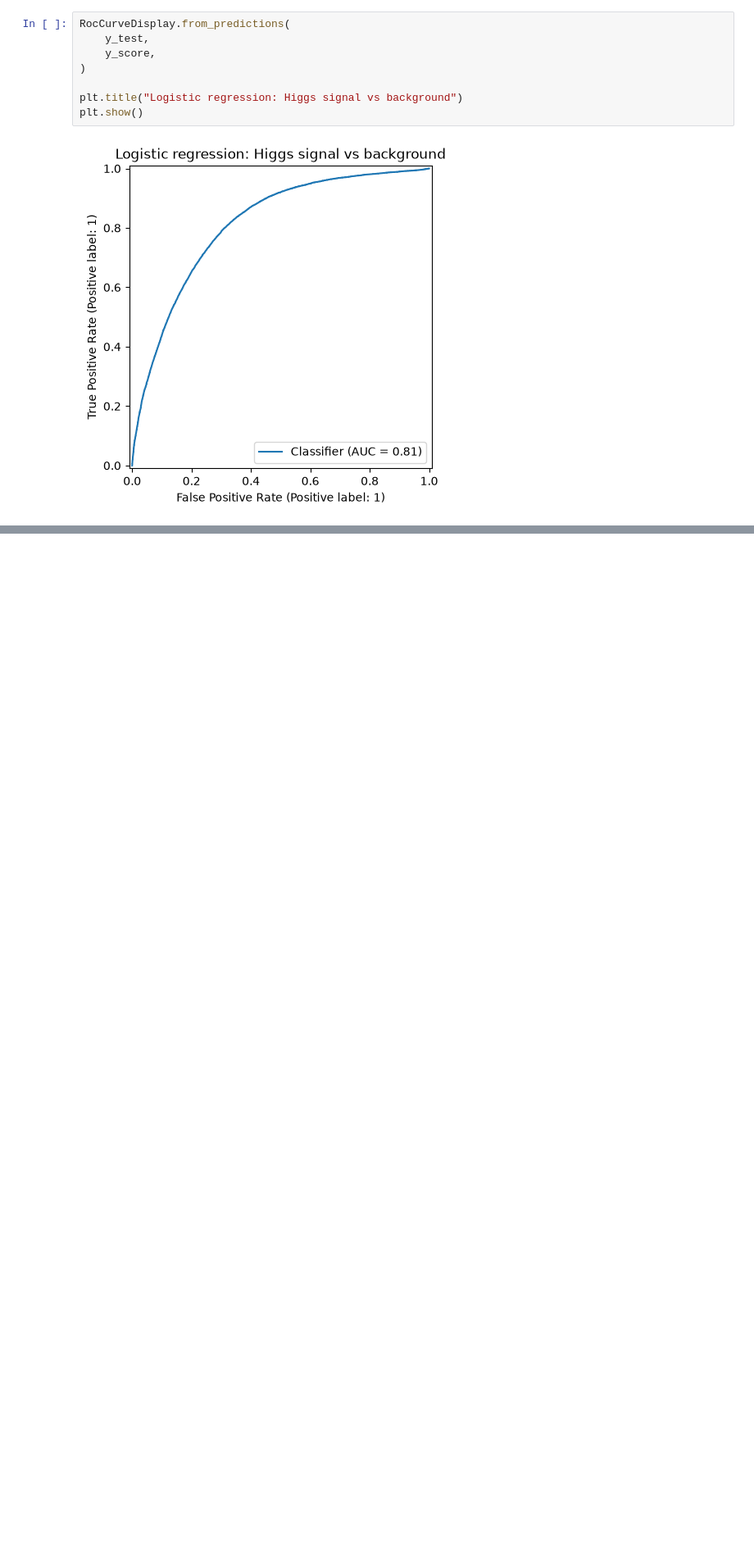
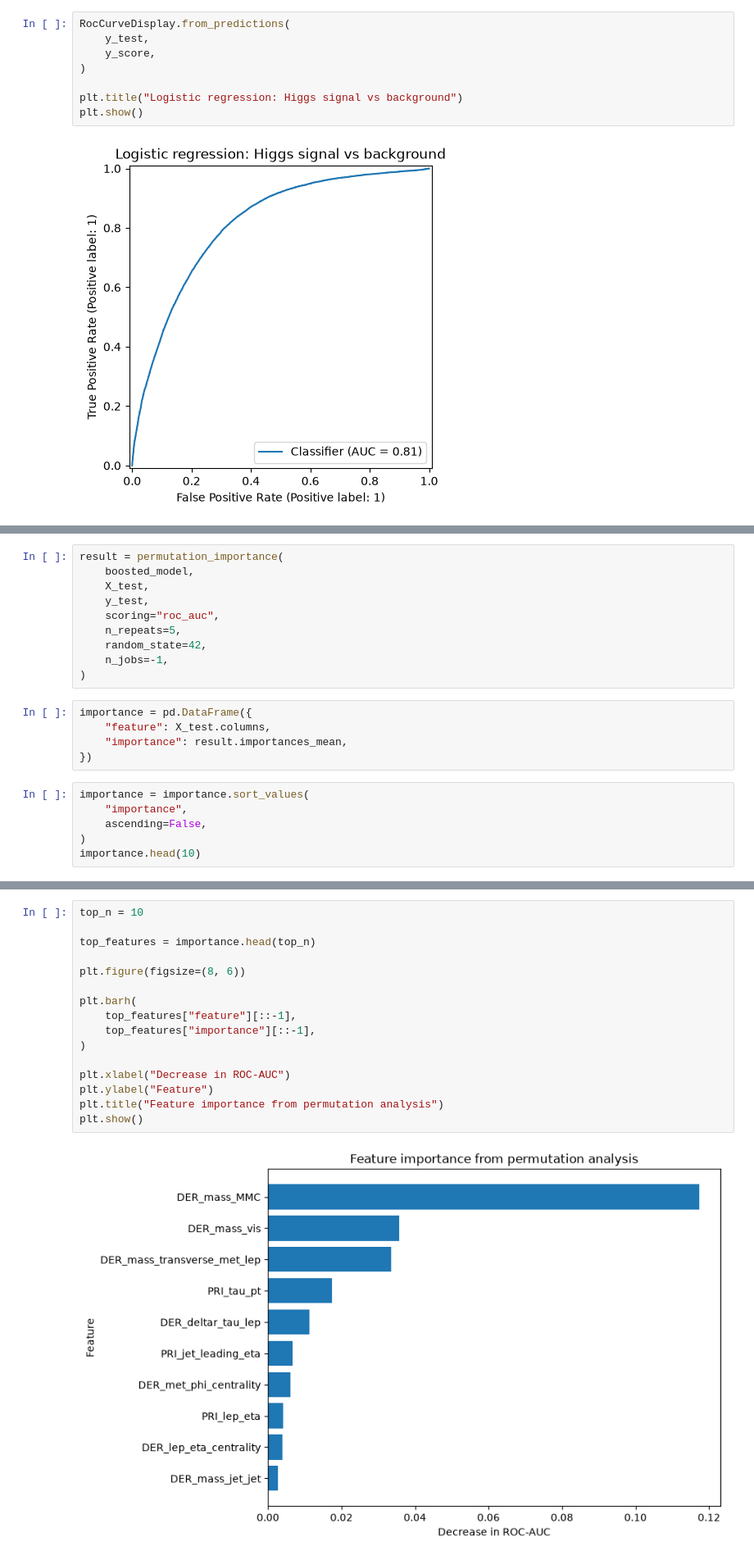
Before and after one commit to nicobenincasa/higgs_ml, a Jupyter notebook: notebooks/01_exploration.ipynb, the cells around one changed output, grey strips where cells are left out. Shown at 82% size. Cells and saved outputs as stored; diff of their text form; blank space fills up the shorter version.

```diff
--- a/notebooks/01_exploration.ipynb
+++ b/notebooks/01_exploration.ipynb
@@ -211,0 +292,21 @@ plt.show()
+# %%
+result = permutation_importance(
+    boosted_model,
+    X_test,
+    y_test,
+    scoring="roc_auc",
+    n_repeats=5,
+    random_state=42,
+    n_jobs=-1,
+)
+# %%
+importance = pd.DataFrame({
+    "feature": X_test.columns,
+    "importance": result.importances_mean,
+})
+# %%
+importance = importance.sort_values(
+    "importance",
+    ascending=False,
+)
+importance.head(10)
@@ -211,0 +325,18 @@ plt.show()
+# %%
+top_n = 10
+
+top_features = importance.head(top_n)
+
+plt.figure(figsize=(8, 6))
+
+plt.barh(
+    top_features["feature"][::-1],
+    top_features["importance"][::-1],
+)
+
+plt.xlabel("Decrease in ROC-AUC")
+plt.ylabel("Feature")
+plt.title("Feature importance from permutation analysis")
+plt.show()
+# %% [output]
+[figure, added]
```
Also changed, not shown: parts of 17 cells of this notebook.
